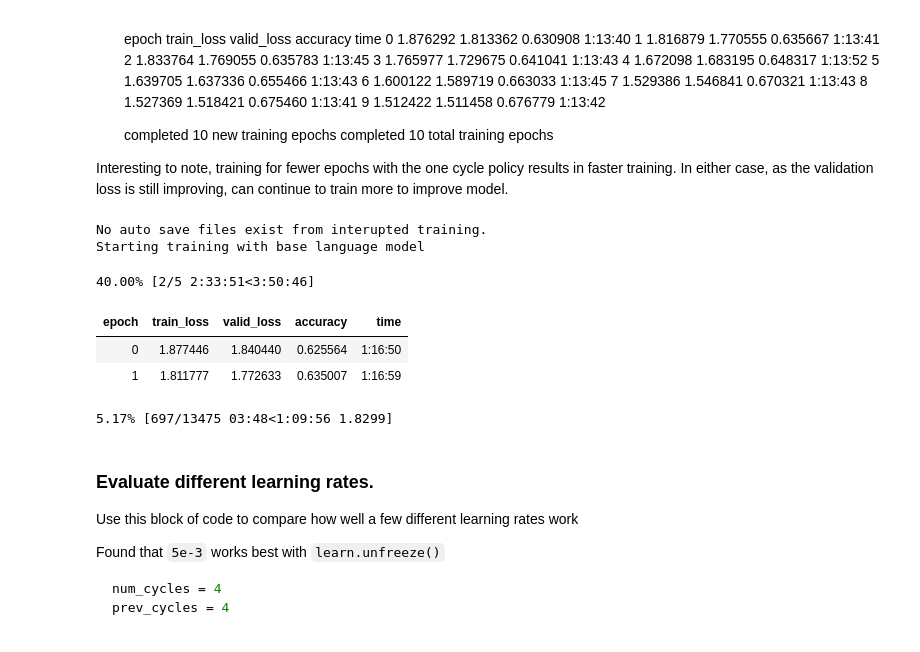
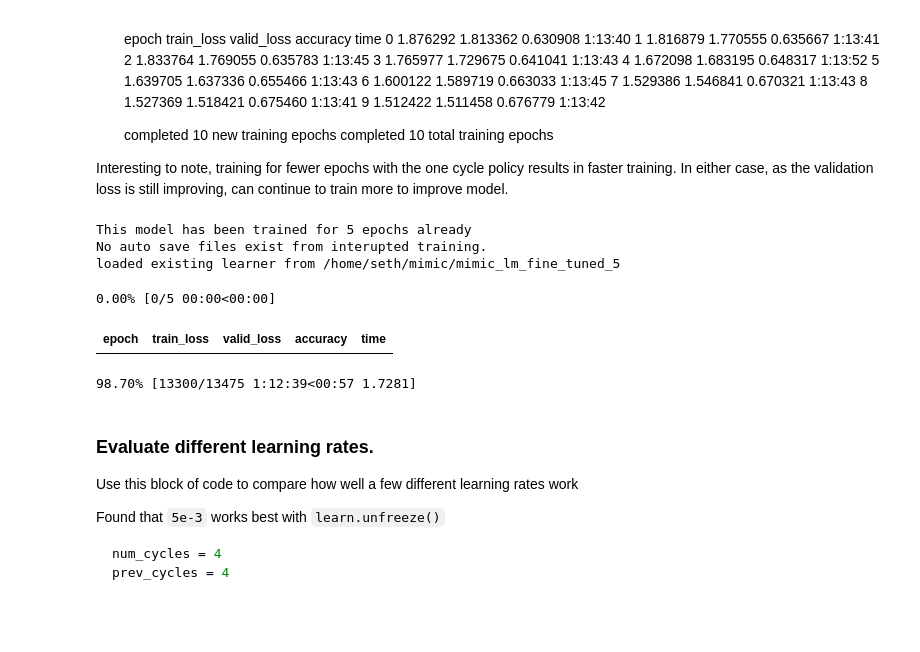
Before and after one commit to magic-lantern/nlp-transfer-learning, a Jupyter notebook: sourcecode/mimic_nlp_lm.ipynb, the cells around one changed output. Cells and saved outputs as stored; diff of their text form; code cells hidden in the pictures.

```diff
--- a/sourcecode/mimic_nlp_lm.ipynb
+++ b/sourcecode/mimic_nlp_lm.ipynb
@@ -182,7 +182,7 @@ if os.path.isfile(tmpfile):
     data_lm = load_data(base_path, lm_file, bs=bs)
 else:
     print('creating new language model')
-    data_lm = (TextList.from_df(df, 'texts.csv', cols='TEXT')
+    data_lm = (TextList.from_df(df, base_path, cols='TEXT')
                #df has several columns; actual text is in column TEXT
                .split_by_rand_pct(valid_pct=valid_pct, seed=seed)
                #We randomly split and keep 10% for validation
@@ -382,7 +392,7 @@ def custom_learner_load(lf):
 # if want to start fresh from the initialized language model, set to False
 # also, make sure to remove any previously created saved states before changing
 # flag back to continue
-continue_flag = False
+continue_flag = True
 # Resume interrupted training - should be able to leave as True
 resume_flag = True
 ########################################################
@@ -439,38 +449,37 @@ else:
     # remove any auto saves
     training_files = glob.glob(str(base_path/fn_pattern))
     if len(training_files) > 0:
         for f in training_files:
             print('Deleting', f)
             os.remove(f)
 
 learn.unfreeze()
 #learn.fit_one_cycle(num_cycles, 5e-3, moms=(0.8,0.7),
 learn.fit_one_cycle(num_cycles, 5e-3, moms=(0.8,0.7),
                     callbacks=[
                         callbacks.SaveModelCallback(learn, every='epoch', monitor='accuracy', name=callback_save_file),
                         # CSVLogger only logs when num_cycles are complete
                         callbacks.CSVLogger(learn, filename='mimic_lm_fine_tune_history', append=True),
                         callbacks.EarlyStoppingCallback(learn, monitor='accuracy', min_delta=0.0025, patience=5)
                     ],
                     start_epoch=start_epoch)
 file = lm_base_file + str(prev_cycles + num_cycles)
 learner_file = base_path/file
 learn.save(learner_file)
 
 with open(cycles_file, 'wb') as f:
     pickle.dump(num_cycles + prev_cycles, f)
 release_mem()
 
 print('completed', num_cycles, 'new training epochs')
 print('completed', num_cycles + prev_cycles, 'total training epochs')
 # %% [output]
+This model has been trained for 5 epochs already
 No auto save files exist from interupted training.
-Starting training with base language model
+loaded existing learner from /home/seth/mimic/mimic_lm_fine_tuned_5
-40.00% [2/5 2:33:51<3:50:46]
+0.00% [0/5 00:00<00:00]
 | epoch | train_loss | valid_loss | accuracy | time |
-| 0 | 1.877446 | 1.840440 | 0.625564 | 1:16:50 |
-| 1 | 1.811777 | 1.772633 | 0.635007 | 1:16:59 |
-5.17% [697/13475 03:48<1:09:56 1.8299]
+98.70% [13300/13475 1:12:39<00:57 1.7281]
 # %% [markdown]
 ### Evaluate different learning rates.
 
```
Also changed, not shown: parts of 13 cells of this notebook, 3 other files.
